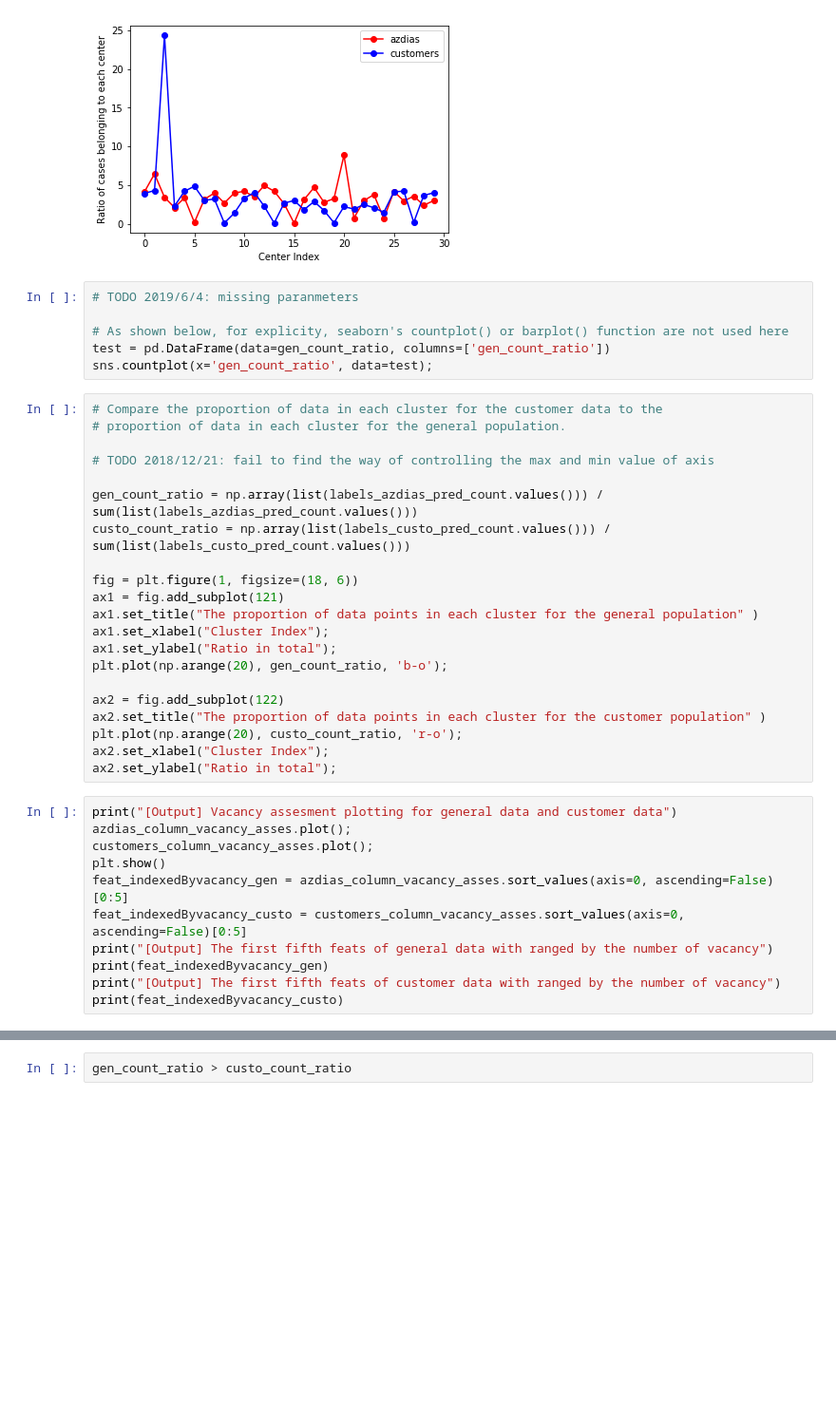
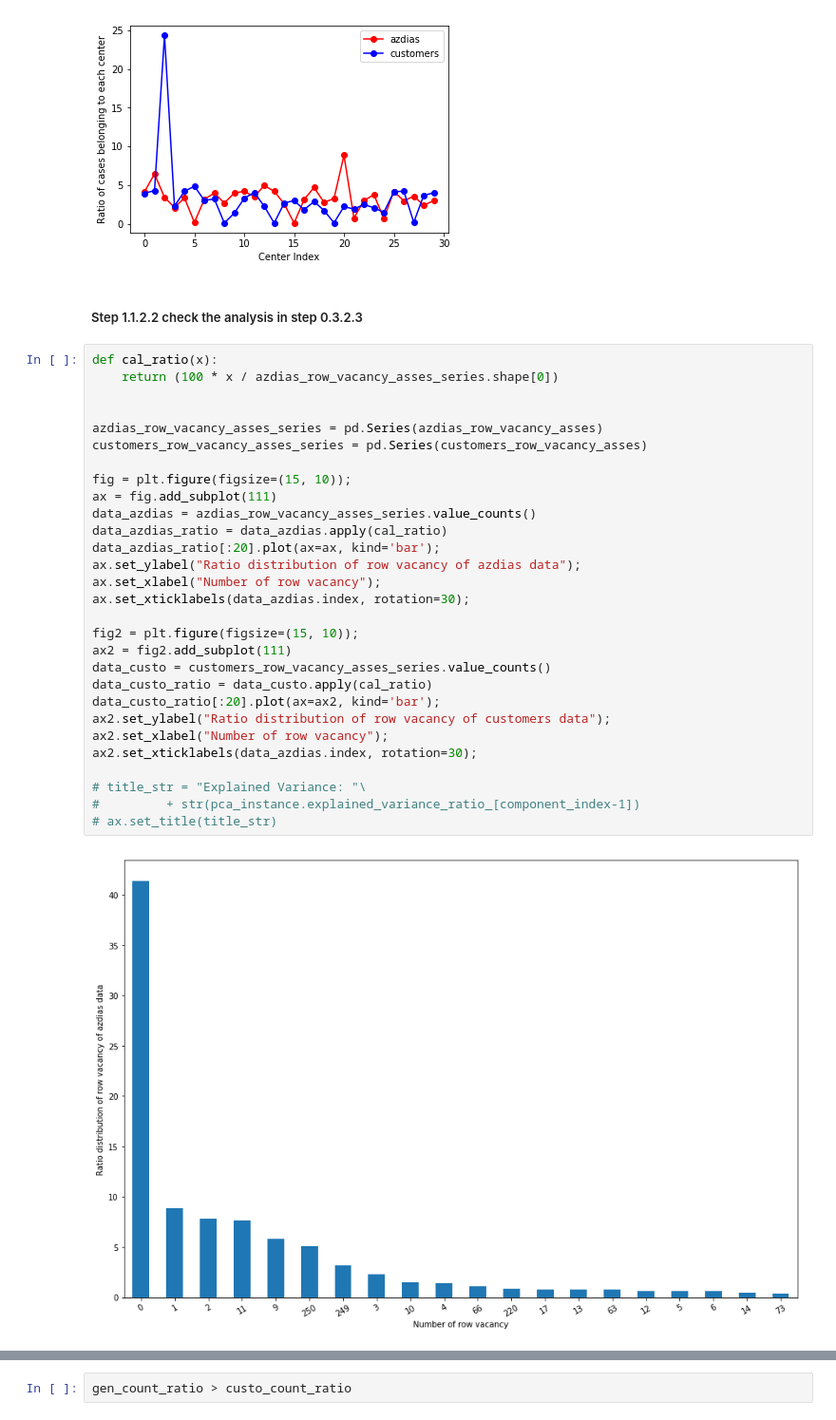
Before and after one commit to PaperStrange/Udacity_DataScientist, a Jupyter notebook: DS_term2_project-final/Arvato Project Workbook.ipynb, the cells around one changed output, grey strips where cells are left out. Shown at 95% size. Saved outputs shown, nothing was run; the diff lists cells and outputs as text; blank space fills up the shorter version.

Commit message:
DOCS: update analysis of clustering step

```diff
--- a/DS_term2_project-final/Arvato Project Workbook.ipynb
+++ b/DS_term2_project-final/Arvato Project Workbook.ipynb
@@ -1635,41 +1639,36 @@ plt.ylabel('Ratio of cases belonging to each center');
 plt.legend(["azdias", "customers"]);
 # %% [output]
 [figure]
-# %%
-# TODO 2019/6/4: missing paranmeters
-
-# As shown below, for explicity, seaborn's countplot() or barplot() function are not used here
-test = pd.DataFrame(data=gen_count_ratio, columns=['gen_count_ratio'])
-sns.countplot(x='gen_count_ratio', data=test);
-# %%
-# Compare the proportion of data in each cluster for the customer data to the
-# proportion of data in each cluster for the general population.
-
-# TODO 2018/12/21: fail to find the way of controlling the max and min value of axis
-
-gen_count_ratio = np.array(list(labels_azdias_pred_count.values())) / sum(list(labels_azdias_pred_count.values()))
-custo_count_ratio = np.array(list(labels_custo_pred_count.values())) / sum(list(labels_custo_pred_count.values()))
-
-fig = plt.figure(1, figsize=(18, 6))
-ax1 = fig.add_subplot(121)
-ax1.set_title("The proportion of data points in each cluster for the general population" )
-ax1.set_xlabel("Cluster Index");
-ax1.set_ylabel("Ratio in total");
-plt.plot(np.arange(20), gen_count_ratio, 'b-o');
-
-ax2 = fig.add_subplot(122)
-ax2.set_title("The proportion of data points in each cluster for the customer population" )
-plt.plot(np.arange(20), custo_count_ratio, 'r-o');
-ax2.set_xlabel("Cluster Index");
-ax2.set_ylabel("Ratio in total");
-# %%
-print("[Output] Vacancy assesment plotting for general data and customer data")
-azdias_column_vacancy_asses.plot();
-customers_column_vacancy_asses.plot();
-plt.show()
-feat_indexedByvacancy_gen = azdias_column_vacancy_asses.sort_values(axis=0, ascending=False)[0:5]
-feat_indexedByvacancy_custo = customers_column_vacancy_asses.sort_values(axis=0, ascending=False)[0:5]
-print("[Output] The first fifth feats of general data with ranged by the number of vacancy")
-print(feat_indexedByvacancy_gen)
-print("[Output] The first fifth feats of customer data with ranged by the number of vacancy")
-print(feat_indexedByvacancy_custo)
+# %% [markdown]
+##### Step 1.1.2.2 check the analysis in step 0.3.2.3
+# %%
+def cal_ratio(x):
+    return (100 * x / azdias_row_vacancy_asses_series.shape[0])
+
+
+azdias_row_vacancy_asses_series = pd.Series(azdias_row_vacancy_asses)
+customers_row_vacancy_asses_series = pd.Series(customers_row_vacancy_asses)
+
+fig = plt.figure(figsize=(15, 10));
+ax = fig.add_subplot(111)
+data_azdias = azdias_row_vacancy_asses_series.value_counts()
+data_azdias_ratio = data_azdias.apply(cal_ratio)
+data_azdias_ratio[:20].plot(ax=ax, kind='bar');
+ax.set_ylabel("Ratio distribution of row vacancy of azdias data");
+ax.set_xlabel("Number of row vacancy");
+ax.set_xticklabels(data_azdias.index, rotation=30);
+
+fig2 = plt.figure(figsize=(15, 10));
+ax2 = fig2.add_subplot(111)
+data_custo = customers_row_vacancy_asses_series.value_counts()
+data_custo_ratio = data_custo.apply(cal_ratio)
+data_custo_ratio[:20].plot(ax=ax2, kind='bar');
+ax2.set_ylabel("Ratio distribution of row vacancy of customers data");
+ax2.set_xlabel("Number of row vacancy");
+ax2.set_xticklabels(data_azdias.index, rotation=30);
+
+# title_str = "Explained Variance: "\
+#         + str(pca_instance.explained_variance_ratio_[component_index-1])
+# ax.set_title(title_str)
+# %% [output]
+[figure, added]
```
Also changed, not shown: parts of 26 cells of this notebook.
